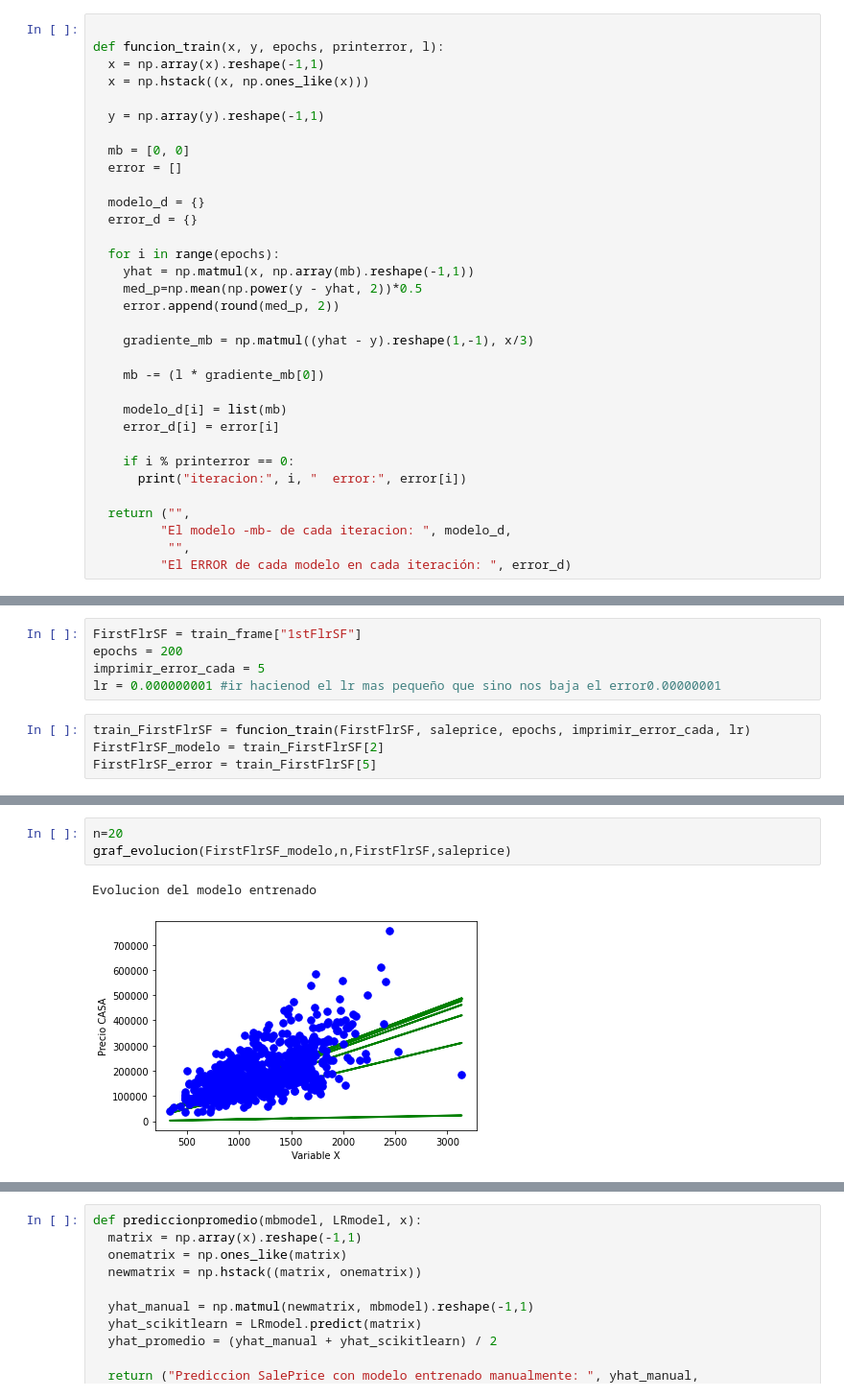
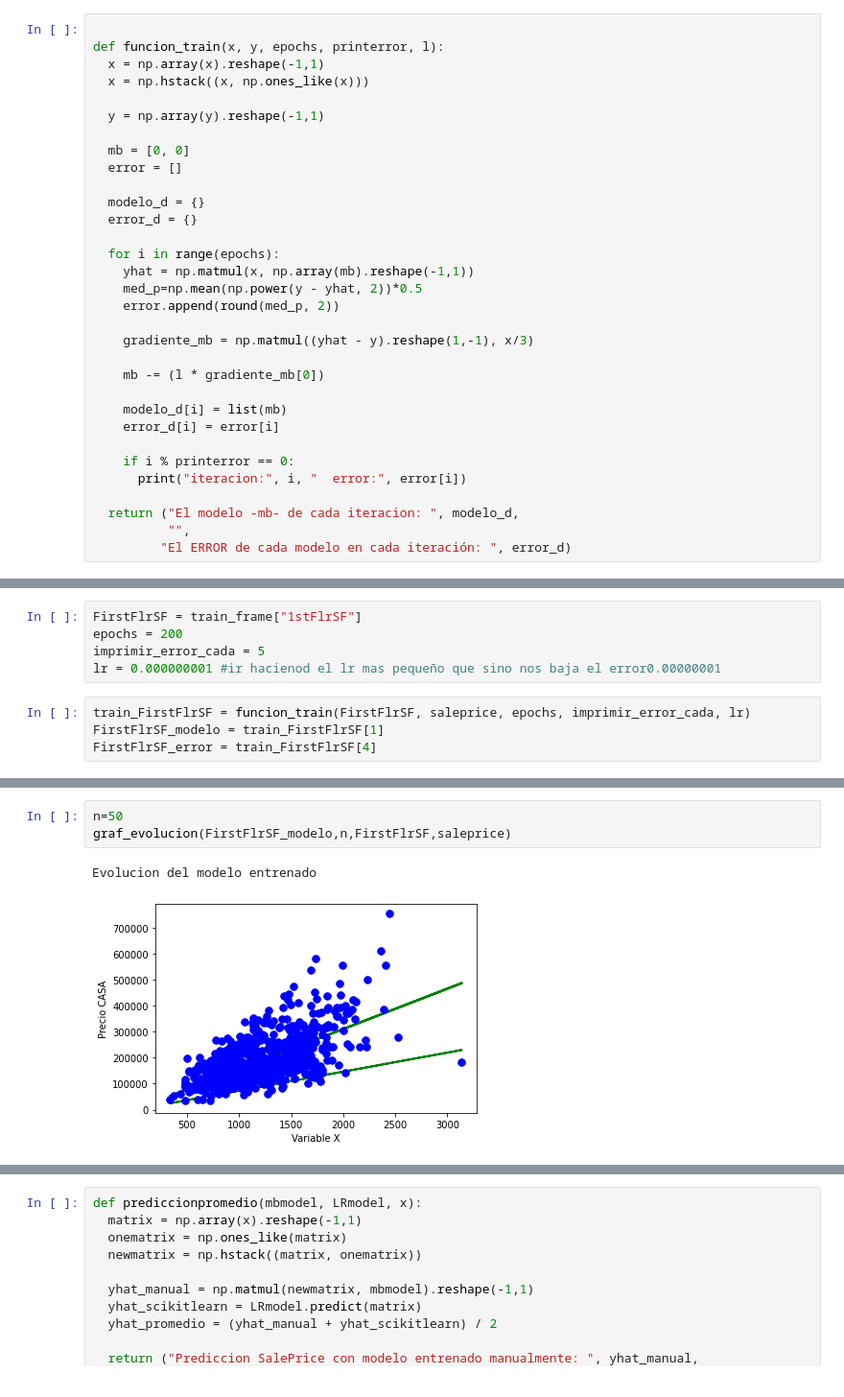
Before and after one commit to macde58/Proyecto-Final, a Jupyter notebook: Proyecto_Final_MAC.ipynb, the cells around one changed output, grey strips where cells are left out. Shown at 96% size. Cells and saved outputs as stored; diff of their text form.

```diff
--- a/Proyecto_Final_MAC.ipynb
+++ b/Proyecto_Final_MAC.ipynb
@@ -321,8 +320,7 @@ def funcion_train(x, y, epochs, printerror, l):
     if i % printerror == 0:
       print("iteracion:", i, "  error:", error[i])
 
-  return ("",
-         "El modelo -mb- de cada iteracion: ", modelo_d,
+  return ("El modelo -mb- de cada iteracion: ", modelo_d,
           "",
          "El ERROR de cada modelo en cada iteración: ", error_d)
 # %% [markdown]
@@ -462,8 +459,8 @@ imprimir_error_cada = 5
 lr = 0.000000001 #ir hacienod el lr mas pequeño que sino nos baja el error0.00000001
 # %%
 train_FirstFlrSF = funcion_train(FirstFlrSF, saleprice, epochs, imprimir_error_cada, lr)
-FirstFlrSF_modelo = train_FirstFlrSF[2]
-FirstFlrSF_error = train_FirstFlrSF[5]
+FirstFlrSF_modelo = train_FirstFlrSF[1]
+FirstFlrSF_error = train_FirstFlrSF[4]
 # %% [output]
 iteracion: 0   error: 19842308791.0
 iteracion: 5   error: 2092577141.92
@@ -490,9 +487,9 @@ Error por cada  interacion
 # %%
-n=20
+n=50
 graf_evolucion(FirstFlrSF_modelo,n,FirstFlrSF,saleprice)
 # %% [output]
 Evolucion del modelo entrenado
-[figure, old version]
+[figure, new version]
 # %% [markdown]
 **FUNCION DE PREDICCION PROMEDIO**
 
```
Also changed, not shown: parts of 18 cells of this notebook.
